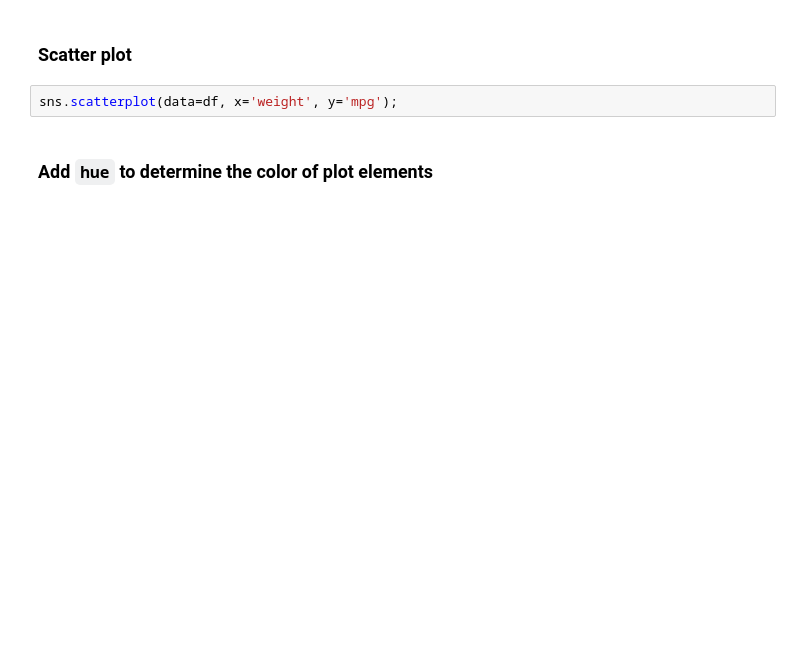
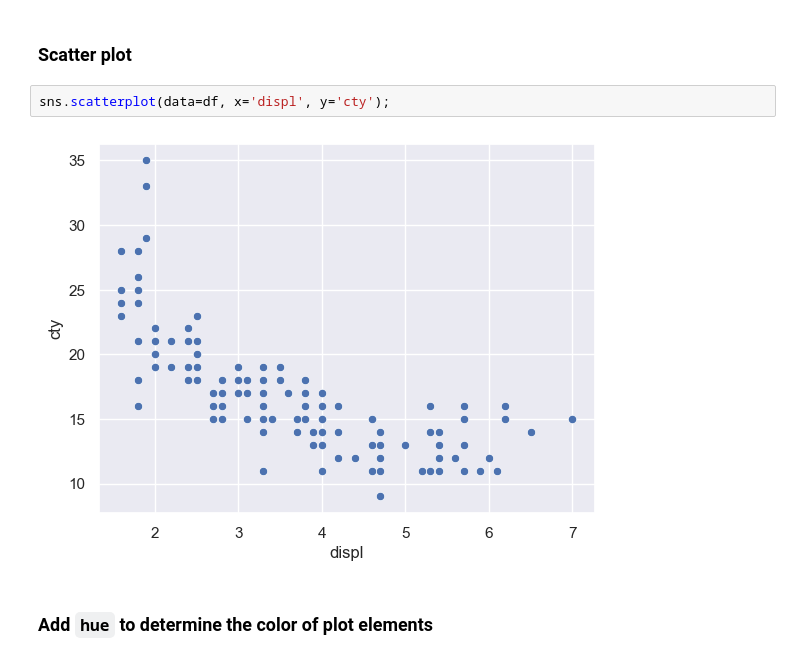
Before and after one commit to RioCasanova/Anaconda-Courses, a Jupyter notebook: data_visualization/03-understand-data-statistically.ipynb, the cells around one changed output. Saved outputs shown, nothing was run; the diff lists cells and outputs as text; blank space fills up the shorter version.

```diff
--- a/data_visualization/03-understand-data-statistically.ipynb
+++ b/data_visualization/03-understand-data-statistically.ipynb
@@ -56,7 +75,9 @@ sns.histplot(data=df, x='mpg', kde=True);
 # %% [markdown]
 ### Scatter plot
 # %%
-sns.scatterplot(data=df, x='weight', y='mpg');
+sns.scatterplot(data=df, x='displ', y='cty');
+# %% [output]
+[figure, added]
 # %% [markdown]
 ### Add `hue` to determine the color of plot elements
 # %%
```
Also changed, not shown: parts of 29 cells of this notebook, 1 other file.
